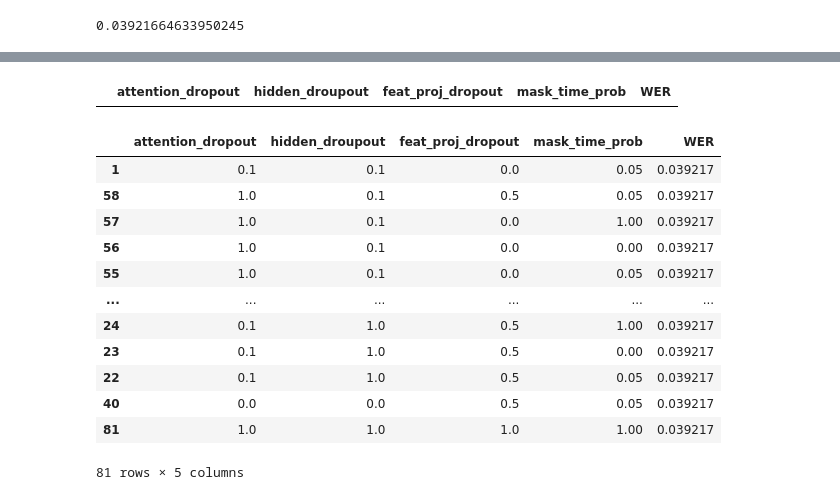
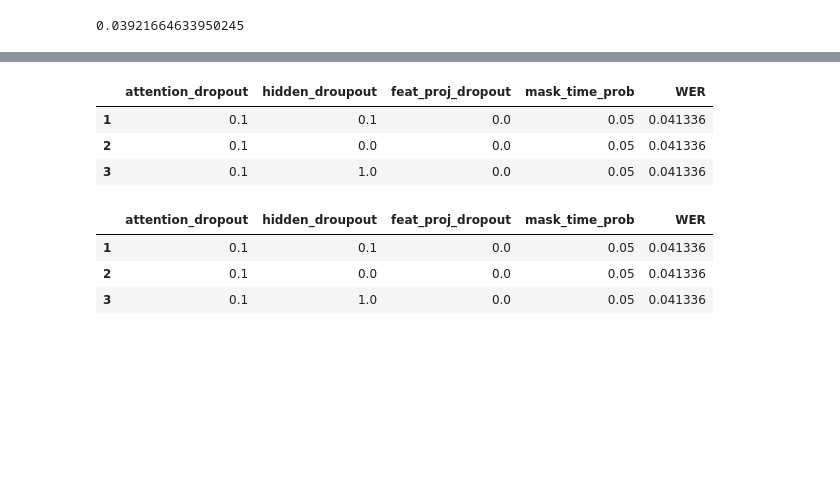
Before and after one commit to jchou03/Subtitle-AI, a Jupyter notebook: src/index.ipynb, the cells around one changed output, grey strips where cells are left out. Drawn from its saved outputs; the diff is of its cells as text; code cells hidden in the pictures; blank space fills up the shorter version.

Commit message:
working on fixing same evaluation score for different models, committing huggingface eval function (for will to test)

```diff
--- a/src/index.ipynb
+++ b/src/index.ipynb
@@ -40,8 +40,8 @@ device = torch.device("cuda" if torch.cuda.is_available() else "cpu")
 # processor = Wav2Vec2Processor.from_pretrained(model_name)
 processor = Wav2Vec2Processor.from_pretrained(model_name)
 # model = Wav2Vec2ForCTC.from_pretrained(model_name)
-model = Wav2Vec2ForCTC.from_pretrained(model_name)
-model.to(device)
+org_model = Wav2Vec2ForCTC.from_pretrained(model_name)
+org_model.to(device)
 # %% [output]
 loading configuration file preprocessor_config.json from cache at C:\Users\jared/.cache\huggingface\hub\models--facebook--wav2vec2-base-960h\snapshots\22aad52d435eb6dbaf354bdad9b0da84ce7d6156\preproce ...
 Feature extractor Wav2Vec2FeatureExtractor {
@@ -414,10 +412,11 @@ for a in attention_dropout:
                     #     intermediate_size=d,
                     # )
                     # model = Wav2Vec2Model(configuration)
-                    model = Wav2Vec2ForCTC .from_pretrained(model_name, config = configuration)
+                    model = Wav2Vec2ForCTC.from_pretrained(model_name, config = configuration)
                     model.to(device)
-                    score = eval(model, device, new_root_dir)
-
+                    # score = eval(model, device, new_root_dir)
+                    score = eval(model, device, data_path)
+                    print(score)
                     df_test.loc[index]=[a,b,c,d,score]
                     index = index+1
                     current_n = current_n+1
@@ -438,19 +462,13 @@ OutOfMemoryError: CUDA out of memory. Tried to allocate 132.00 MiB (GPU 0; 6.00
 df_test.sort_values(by = ["WER"])
 # %% [output]
 |  | attention_dropout | hidden_droupout | feat_proj_dropout | mask_time_prob | WER |
+| 1 | 0.1 | 0.1 | 0.0 | 0.05 | 0.041336 |
+| 2 | 0.1 | 0.0 | 0.0 | 0.05 | 0.041336 |
+| 3 | 0.1 | 1.0 | 0.0 | 0.05 | 0.041336 |
 # %%
-df.sort_values(by=["WER"])
+df_test.sort_values(by=["WER"])
 # %% [output]
 |  | attention_dropout | hidden_droupout | feat_proj_dropout | mask_time_prob | WER |
-| 1 | 0.1 | 0.1 | 0.0 | 0.05 | 0.039217 |
-| 58 | 1.0 | 0.1 | 0.5 | 0.05 | 0.039217 |
-| 57 | 1.0 | 0.1 | 0.0 | 1.00 | 0.039217 |
-| 56 | 1.0 | 0.1 | 0.0 | 0.00 | 0.039217 |
-| 55 | 1.0 | 0.1 | 0.0 | 0.05 | 0.039217 |
-| ... | ... | ... | ... | ... | ... |
-| 24 | 0.1 | 1.0 | 0.5 | 1.00 | 0.039217 |
-| 23 | 0.1 | 1.0 | 0.5 | 0.00 | 0.039217 |
-| 22 | 0.1 | 1.0 | 0.5 | 0.05 | 0.039217 |
-| 40 | 0.0 | 0.0 | 0.5 | 0.05 | 0.039217 |
-| 81 | 1.0 | 1.0 | 1.0 | 1.00 | 0.039217 |
+| 1 | 0.1 | 0.1 | 0.0 | 0.05 | 0.041336 |
+| 2 | 0.1 | 0.0 | 0.0 | 0.05 | 0.041336 |
+| 3 | 0.1 | 1.0 | 0.0 | 0.05 | 0.041336 |
-81 rows × 5 columns
```
Also changed, not shown: parts of 8 cells of this notebook, 4 other files.
